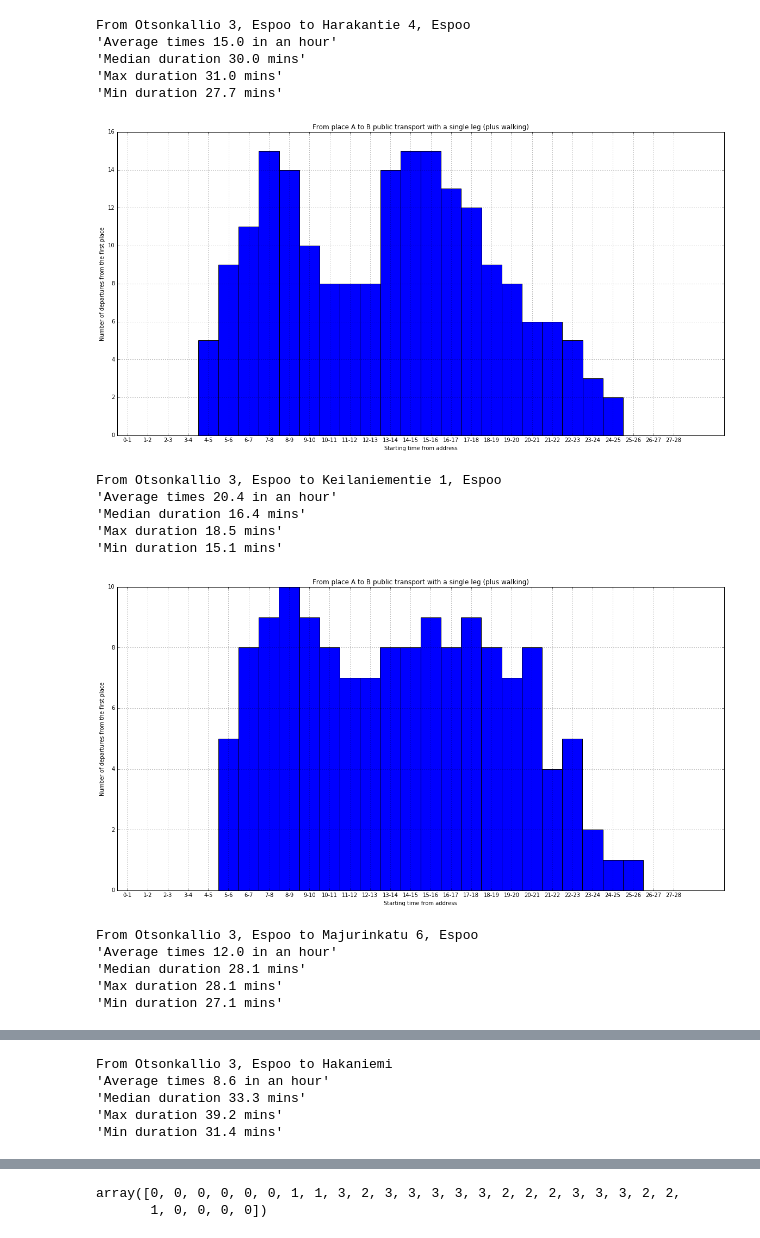
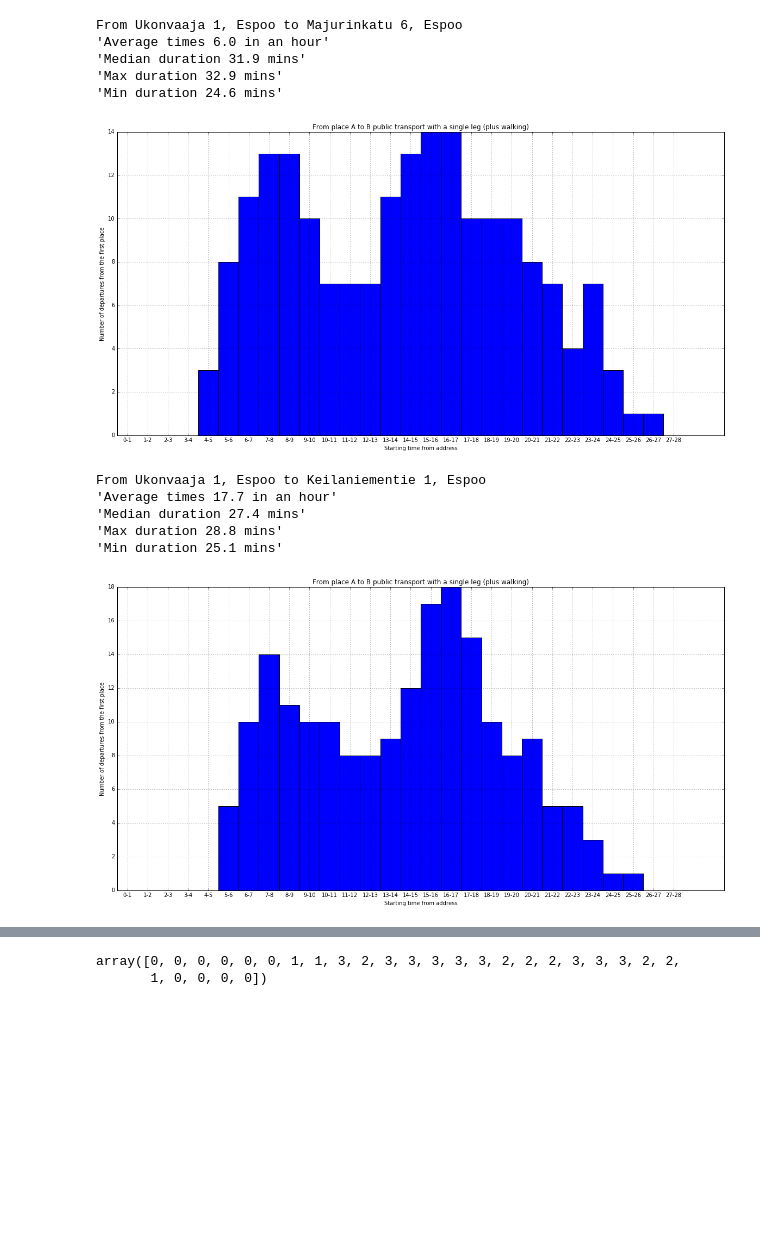
Before and after one commit to traunio/asunnot-reittiopas, a Jupyter notebook: asunto_reittiopas.ipynb, the cells around one changed output, grey strips where cells are left out. Drawn from its saved outputs; the diff is of its cells as text; code cells hidden in the pictures; blank space fills up the shorter version.

```diff
--- a/asunto_reittiopas.ipynb
+++ b/asunto_reittiopas.ipynb
@@ -319,28 +379,23 @@ class CheckRoutes():
         plt.grid()
         plt.show()
 # %%
-locs = ['Majurinkatu 6, Espoo','Keilaniementie 1, Espoo', 'Harakantie 4, Espoo', 'Hakaniemi']
-poi = "Otsonkallio 3, Espoo"
+locs = ['Majurinkatu 6, Espoo','Keilaniementie 1, Espoo'] #, 'Harakantie 4, Espoo', 'Hakaniemi']
+poi = "Ukonvaaja 1, Espoo"
 
 stuff = CheckRoutes(locs)
 
 stuff.updatePlaces()
 stuff.checkRoutes(poi)
 # %% [output]
-From Otsonkallio 3, Espoo to Harakantie 4, Espoo
-'Average times 15.0 in an hour'
-'Median duration 30.0 mins'
-'Max duration 31.0 mins'
-'Min duration 27.7 mins'
+From Ukonvaaja 1, Espoo to Majurinkatu 6, Espoo
+'Average times 6.0 in an hour'
+'Median duration 31.9 mins'
+'Max duration 32.9 mins'
+'Min duration 24.6 mins'
-[figure, old version]
+[figure, new version]
-From Otsonkallio 3, Espoo to Keilaniementie 1, Espoo
-'Average times 20.4 in an hour'
-'Median duration 16.4 mins'
-'Max duration 18.5 mins'
-'Min duration 15.1 mins'
+From Ukonvaaja 1, Espoo to Keilaniementie 1, Espoo
+'Average times 17.7 in an hour'
+'Median duration 27.4 mins'
+'Max duration 28.8 mins'
+'Min duration 25.1 mins'
-[figure, old version]
+[figure, new version]
-From Otsonkallio 3, Espoo to Majurinkatu 6, Espoo
-'Average times 12.0 in an hour'
-'Median duration 28.1 mins'
-'Max duration 28.1 mins'
-'Min duration 27.1 mins'
@@ -348,5 +401,0 @@ From Otsonkallio 3, Espoo to Majurinkatu 6, Espoo
-From Otsonkallio 3, Espoo to Hakaniemi
-'Average times 8.6 in an hour'
-'Median duration 33.3 mins'
-'Max duration 39.2 mins'
-'Min duration 31.4 mins'
```
Also changed, not shown: parts of 16 cells of this notebook.
